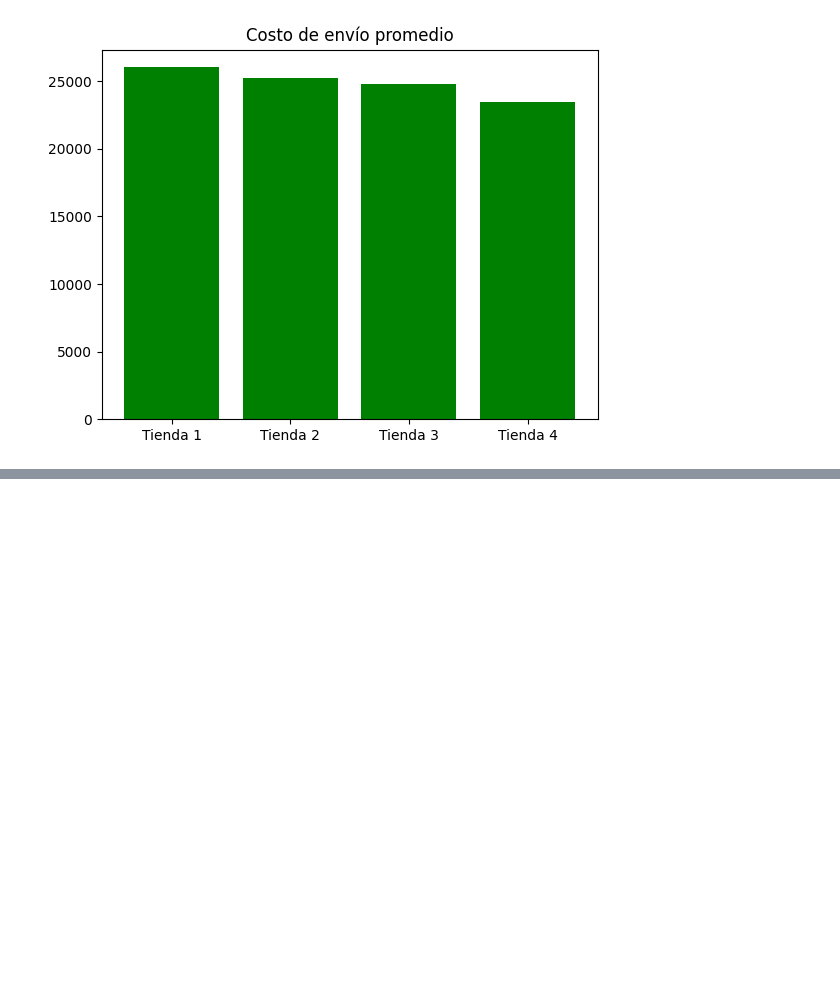
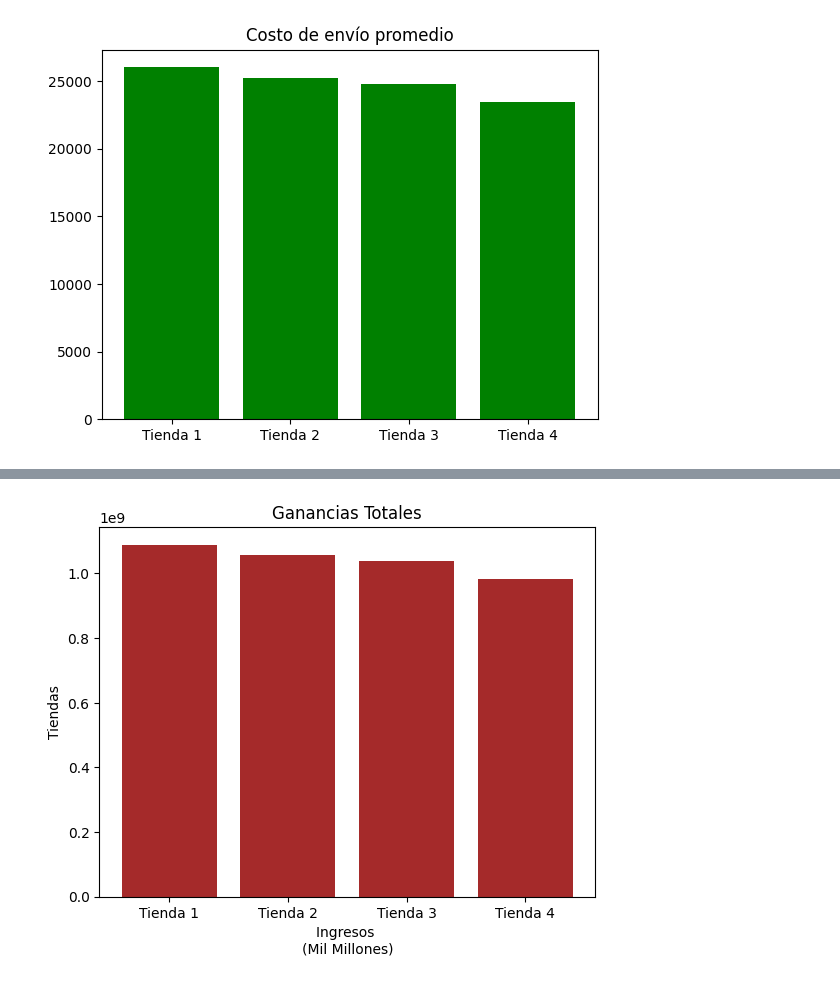
Before and after one commit to RosasPrime/Challenge-Alura-Store, a Jupyter notebook: AluraStoreLatam.ipynb, the cells around one changed output, grey strips where cells are left out. Drawn from its saved outputs; the diff is of its cells as text; code cells hidden in the pictures; blank space fills up the shorter version.

```diff
--- a/AluraStoreLatam.ipynb
+++ b/AluraStoreLatam.ipynb
@@ -210,0 +238,9 @@ Tienda dos:
+# %%
+ganancias = [sum(tienda['Precio'])- sum(tienda['Costo de envío']), sum(tienda2['Precio'])- sum(tienda2['Costo de envío']), sum(tienda3['Precio'])- sum(tienda3['Costo de envío']), sum(tienda4['Precio'])- sum(tienda4['Costo de envío'])]
+plt.bar(tiendas_nombres, ganancias, color='brown')
+plt.title('Ganancias Totales')
+plt.xlabel('Ingresos \n(Mil Millones)')
+plt.ylabel('Tiendas')
+plt.show()
+# %% [output]
+[figure, added]
```
Also changed, not shown: parts of 2 cells of this notebook.
